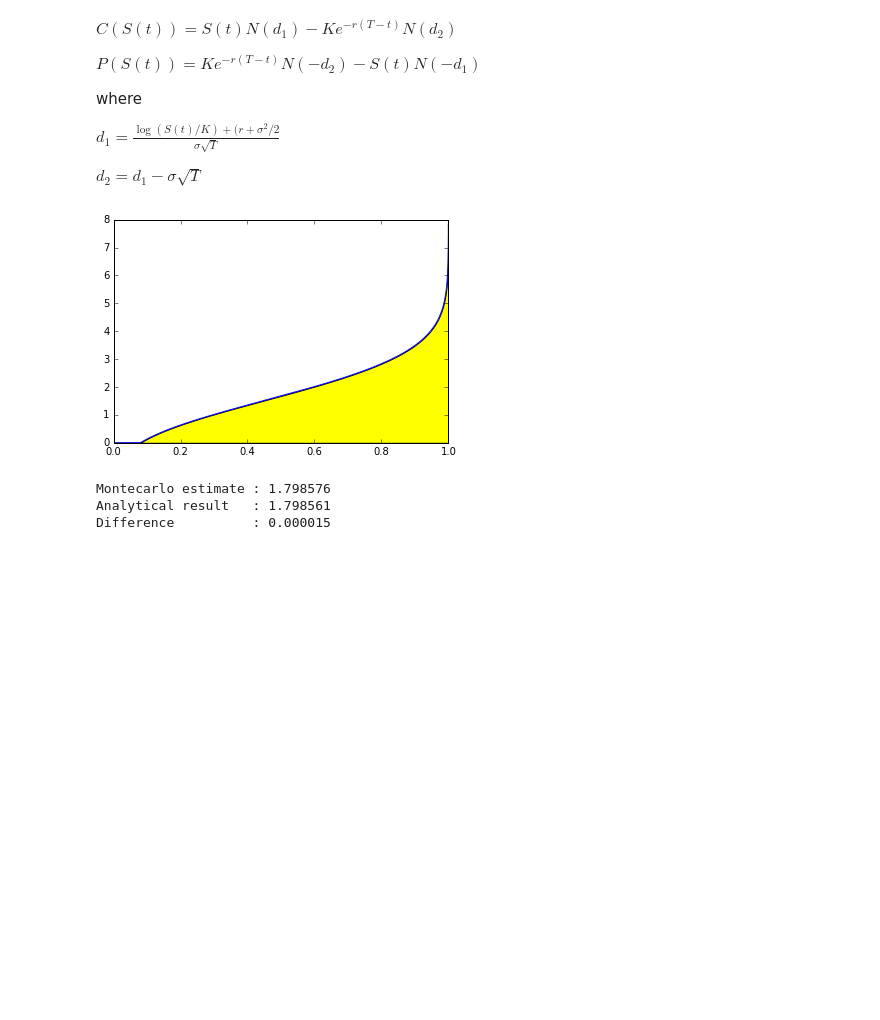
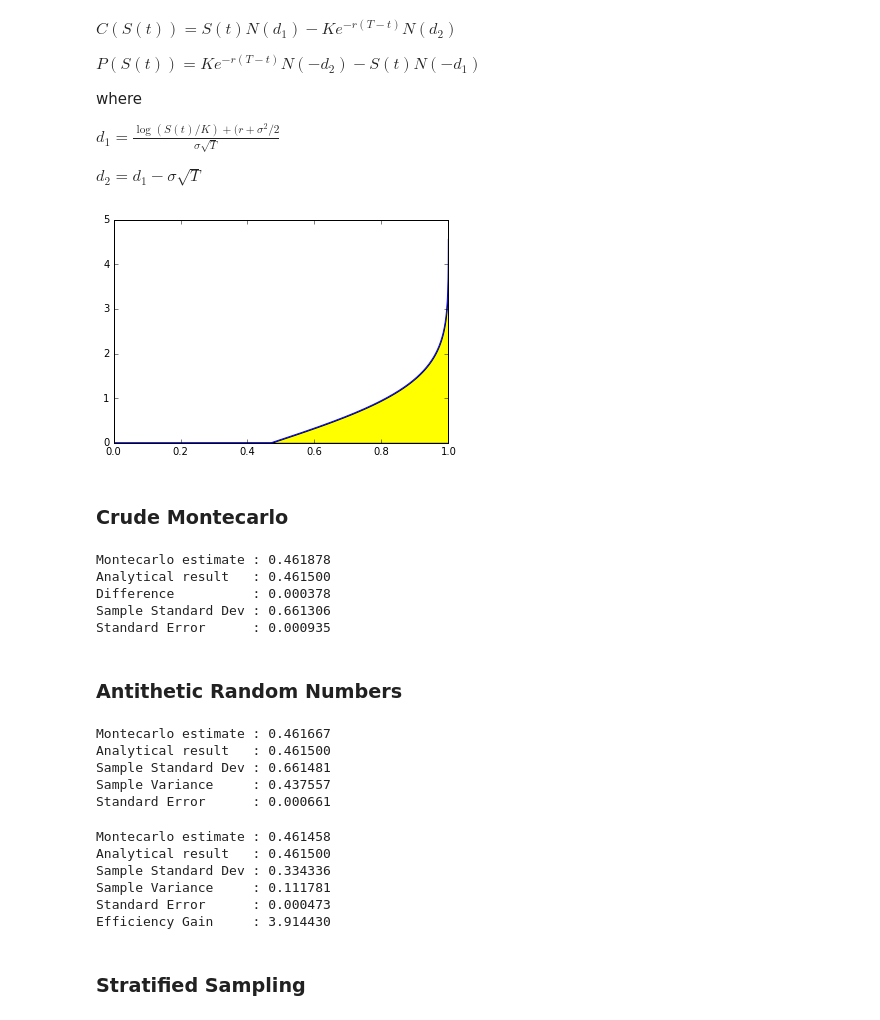
Before and after one commit to polyhedron-gdl/introduction-to-monte-carlo-for-finance, a Jupyter notebook: notebooks/n03_mcs.ipynb, the cells around one changed output. Saved outputs shown, nothing was run; the diff lists cells and outputs as text; code cells hidden in the pictures; blank space fills up the shorter version.

```diff
--- a/notebooks/n03_mcs.ipynb
+++ b/notebooks/n03_mcs.ipynb
@@ -84,31 +84,87 @@ def BlackScholes(payoff, S0, K, r, sigma, T):
     else:
         return K * np.exp(-r * T) * ss.norm.cdf(-d2(S0, K, r, sigma, T)) - S0 * ss.norm.cdf(-d1(S0, K, r, sigma, T))
 # %%
-S0     = 10.5
-K      = 8.75
-r      = 0.005
+S0     = 10
+K      = 10
+r      = 0.05
 T      = 0.25
-sigma  = 0.25
+sigma  = 0.2
 
 u      = np.linspace(0, 1, 10000)
 f_u    = f(u,S0,K,r,sigma,T)
 
 pl.plot(u, f_u)
 pl.fill_between(u, f_u, facecolor='yellow', interpolate=True)
 pl.show()
 # %% [output]
-[figure, old version]
+[figure, new version]
+# %% [markdown]
+### Crude Montecarlo
 # %%
-u      = rand(10000000)
+
+u      = rand(500000)
 f_u    = f(u,S0,K,r,sigma,T)
-mc     = mean(f_u)
+mc     = np.mean(f_u)
+sf     = sqrt(np.var(f_u))
+se     = sf/sqrt(len(u))
 bs     = BlackScholes(1,S0,K,r,sigma, T)
 delta  = abs(mc-bs)
 
 print 'Montecarlo estimate : %f'%mc
 print 'Analytical result   : %f'%bs
 print 'Difference          : %f'%delta
+print 'Sample Standard Dev : %f'%sf
+print 'Standard Error      : %f'%se
 # %% [output]
-Montecarlo estimate : 1.798576
-Analytical result   : 1.798561
-Difference          : 0.000015
+Montecarlo estimate : 0.461878
+Analytical result   : 0.461500
+Difference          : 0.000378
+Sample Standard Dev : 0.661306
+Standard Error      : 0.000935
+# %% [markdown]
+### Antithetic Random Numbers
+# %%
+u      = rand(1000000)
+f_u    = f(u,S0,K,r,sigma,T)
+mc     = np.mean(f_u)
+sf     = sqrt(np.var(f_u))
+var_cm = np.var(f_u)
+se_cm  = sf/sqrt(len(u))
+bs     = BlackScholes(1,S0,K,r,sigma, T)
+
+print 'Montecarlo estimate : %f'%mc
+print 'Analytical result   : %f'%bs
+print 'Sample Standard Dev : %f'%sf
+print 'Sample Variance     : %f'%var_cm
+print 'Standard Error      : %f'%se_cm
+# %% [output]
+Montecarlo estimate : 0.461667
+Analytical result   : 0.461500
+Sample Standard Dev : 0.661481
+Sample Variance     : 0.437557
+Standard Error      : 0.000661
+# %%
+u      = rand(500000)
+f_u    = .5*(f(u,S0,K,r,sigma,T) + f(1-u,S0,K,r,sigma,T))
+mc     = mean(f_u)
+sf     = sqrt(np.var(f_u))
+var_an = np.var(f_u)
+se     = sf/sqrt(len(u))
+bs     = BlackScholes(1,S0,K,r,sigma, T)
+
+print 'Montecarlo estimate : %f'%mc
+print 'Analytical result   : %f'%bs
+print 'Sample Standard Dev : %f'%sf
+print 'Sample Variance     : %f'%var_an
+print 'Standard Error      : %f'%se
+
+print 'Efficiency Gain     : %f'%(var_cm/var_an)
+# %% [output]
+Montecarlo estimate : 0.461458
+Analytical result   : 0.461500
+Sample Standard Dev : 0.334336
+Sample Variance     : 0.111781
+Standard Error      : 0.000473
+Efficiency Gain     : 3.914430
+# %% [markdown]
+### Stratified Sampling
```
Also changed, not shown: parts of 4 cells of this notebook, 9 other files.
